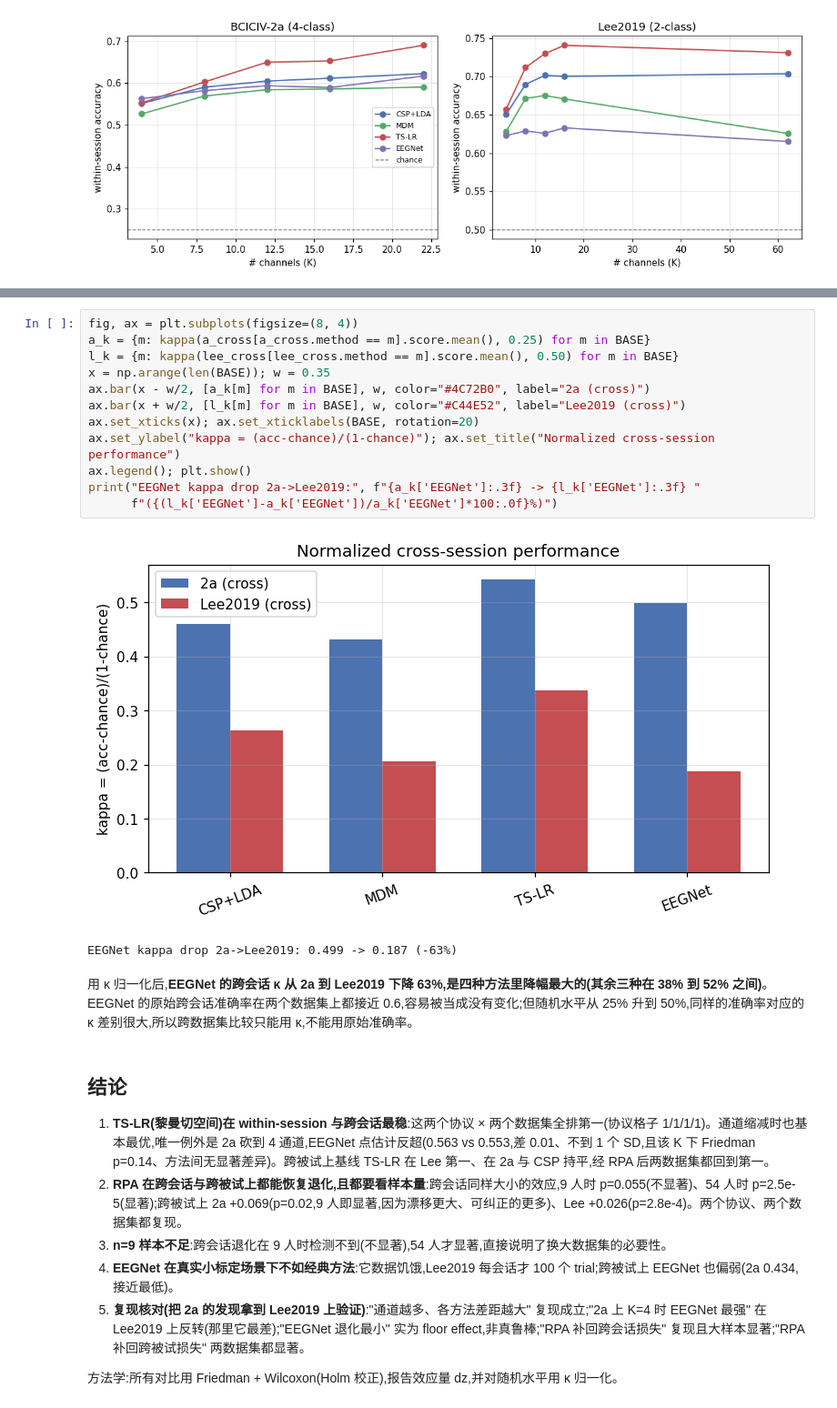
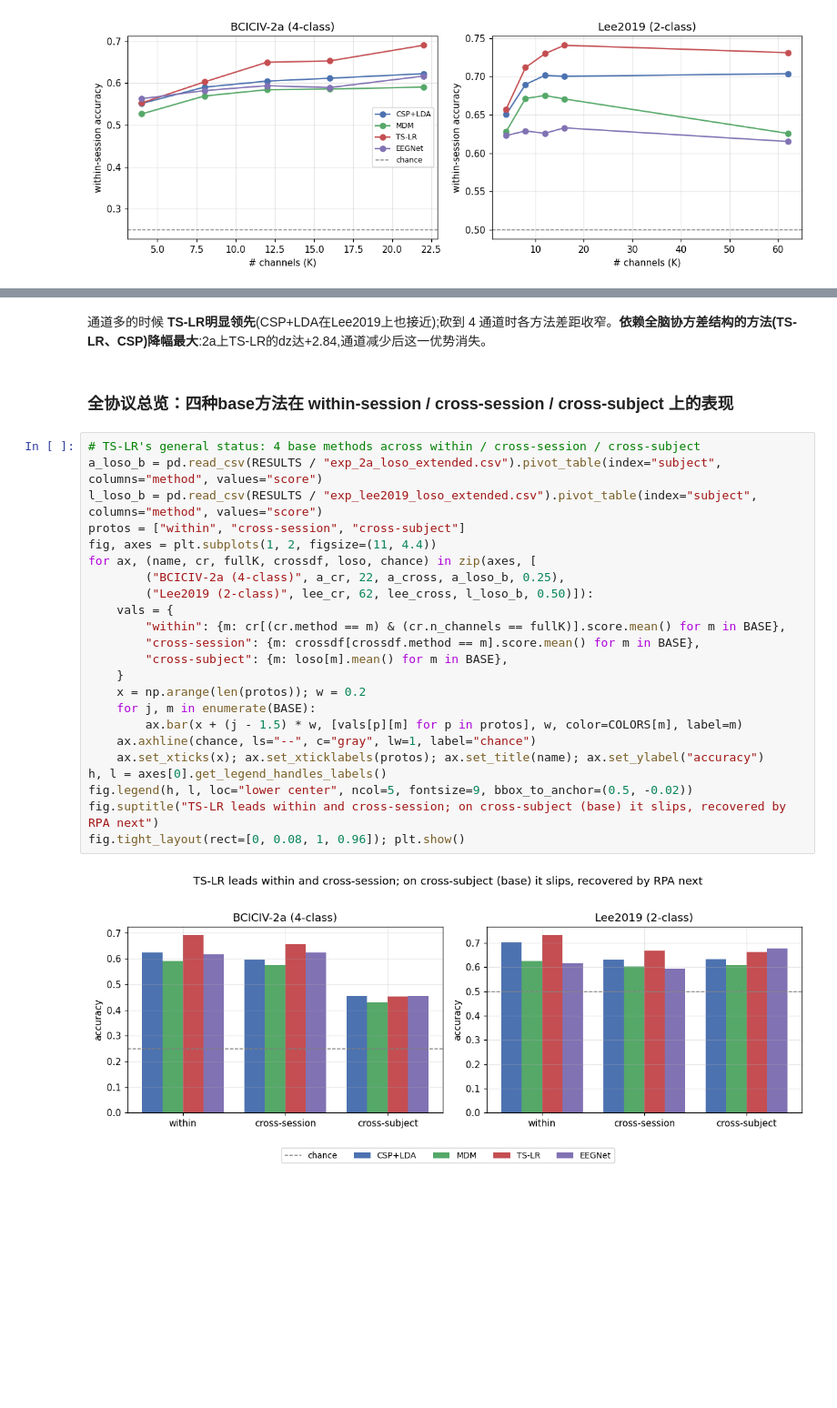
Before and after one commit to Y7sann-Andy/bci-benchmark-mi, a Jupyter notebook: notebooks/results_2a_vs_lee2019.ipynb, the cells around one changed output, grey strips where cells are left out. Shown at 91% size. Drawn from its saved outputs; the diff is of its cells as text; blank space fills up the shorter version.

```diff
--- a/notebooks/results_2a_vs_lee2019.ipynb
+++ b/notebooks/results_2a_vs_lee2019.ipynb
@@ -221,27 +98,29 @@ Lee2019 : TS-LR 0.662 -> RPA 0.688  gain +0.026  p=2.80e-04  dz=+0.55  (helps 37
-# %%
-fig, ax = plt.subplots(figsize=(8, 4))
-a_k = {m: kappa(a_cross[a_cross.method == m].score.mean(), 0.25) for m in BASE}
-l_k = {m: kappa(lee_cross[lee_cross.method == m].score.mean(), 0.50) for m in BASE}
-x = np.arange(len(BASE)); w = 0.35
-ax.bar(x - w/2, [a_k[m] for m in BASE], w, color="#4C72B0", label="2a (cross)")
-ax.bar(x + w/2, [l_k[m] for m in BASE], w, color="#C44E52", label="Lee2019 (cross)")
-ax.set_xticks(x); ax.set_xticklabels(BASE, rotation=20)
-ax.set_ylabel("kappa = (acc-chance)/(1-chance)"); ax.set_title("Normalized cross-session performance")
-ax.legend(); plt.show()
-print("EEGNet kappa drop 2a->Lee2019:", f"{a_k['EEGNet']:.3f} -> {l_k['EEGNet']:.3f} "
-      f"({(l_k['EEGNet']-a_k['EEGNet'])/a_k['EEGNet']*100:.0f}%)")
-# %% [output]
-[figure, removed]
-EEGNet kappa drop 2a->Lee2019: 0.499 -> 0.187 (-63%)
-# %% [markdown]
-用 κ 归一化后,**EEGNet 的跨会话 κ 从 2a 到 Lee2019 下降 63%,是四种方法里降幅最大的(其余三种在 38% 到 52% 之间)**。EEGNet 的原始跨会话准确率在两个数据集上都接近 0.6,容易被当成没有变化;但随机水平从 25% 升到 50%,同样的准确率对应的 κ 差别很大,所以跨数据集比较只能用 κ,不能用原始准确率。
-# %% [markdown]
-## 结论
-
-1. **TS-LR(黎曼切空间)在 within-session 与跨会话最稳**:这两个协议 × 两个数据集全排第一(协议格子 1/1/1/1)。通道缩减时也基本最优,唯一例外是 2a 砍到 4 通道,EEGNet 点估计反超(0.563 vs 0.553,差 0.01、不到 1 个 SD,且该 K 下 Friedman p=0.14、方法间无显著差异)。跨被试上基线 TS-LR 在 Lee 第一、在 2a 与 CSP 持平,经 RPA 后两数据集都回到第一。
-2. **RPA 在跨会话与跨被试上都能恢复退化,且都要看样本量**:跨会话同样大小的效应,9 人时 p=0.055(不显著)、54 人时 p=2.5e-5(显著);跨被试上 2a +0.069(p=0.02,9 人即显著,因为漂移更大、可纠正的更多)、Lee +0.026(p=2.8e-4)。两个协议、两个数据集都复现。
-3. **n=9 样本不足**:跨会话退化在 9 人时检测不到(不显著),54 人才显著,直接说明了换大数据集的必要性。
-4. **EEGNet 在真实小标定场景下不如经典方法**:它数据饥饿,Lee2019 每会话才 100 个 trial;跨被试上 EEGNet 也偏弱(2a 0.434,接近最低)。
-5. **复现核对(把 2a 的发现拿到 Lee2019 上验证)**:"通道越多、各方法差距越大" 复现成立;"2a 上 K=4 时 EEGNet 最强" 在 Lee2019 上反转(那里它最差);"EEGNet 退化最小" 实为 floor effect,非真鲁棒;"RPA 补回跨会话损失" 复现且大样本显著;"RPA 补回跨被试损失" 两数据集都显著。
-
-方法学:所有对比用 Friedman + Wilcoxon(Holm 校正),报告效应量 dz,并对随机水平用 κ 归一化。
+# %% [markdown]
+通道多的时候 **TS-LR明显领先**(CSP+LDA在Lee2019上也接近);砍到 4 通道时各方法差距收窄。**依赖全脑协方差结构的方法(TS-LR、CSP)降幅最大**:2a上TS-LR的dz达+2.84,通道减少后这一优势消失。
+# %% [markdown]
+### 全协议总览：四种base方法在 within-session / cross-session / cross-subject 上的表现
+# %%
+# TS-LR's general status: 4 base methods across within / cross-session / cross-subject
+a_loso_b = pd.read_csv(RESULTS / "exp_2a_loso_extended.csv").pivot_table(index="subject", columns="method", values="score")
+l_loso_b = pd.read_csv(RESULTS / "exp_lee2019_loso_extended.csv").pivot_table(index="subject", columns="method", values="score")
+protos = ["within", "cross-session", "cross-subject"]
+fig, axes = plt.subplots(1, 2, figsize=(11, 4.4))
+for ax, (name, cr, fullK, crossdf, loso, chance) in zip(axes, [
+        ("BCICIV-2a (4-class)", a_cr, 22, a_cross, a_loso_b, 0.25),
+        ("Lee2019 (2-class)", lee_cr, 62, lee_cross, l_loso_b, 0.50)]):
+    vals = {
+        "within": {m: cr[(cr.method == m) & (cr.n_channels == fullK)].score.mean() for m in BASE},
+        "cross-session": {m: crossdf[crossdf.method == m].score.mean() for m in BASE},
+        "cross-subject": {m: loso[m].mean() for m in BASE},
+    }
+    x = np.arange(len(protos)); w = 0.2
+    for j, m in enumerate(BASE):
+        ax.bar(x + (j - 1.5) * w, [vals[p][m] for p in protos], w, color=COLORS[m], label=m)
+    ax.axhline(chance, ls="--", c="gray", lw=1, label="chance")
+    ax.set_xticks(x); ax.set_xticklabels(protos); ax.set_title(name); ax.set_ylabel("accuracy")
+h, l = axes[0].get_legend_handles_labels()
+fig.legend(h, l, loc="lower center", ncol=5, fontsize=9, bbox_to_anchor=(0.5, -0.02))
+fig.suptitle("TS-LR leads within and cross-session; on cross-subject (base) it slips, recovered by RPA next")
+fig.tight_layout(rect=[0, 0.08, 1, 0.96]); plt.show()
+# %% [output]
+[figure, added]
```
Also changed, not shown: parts of 37 cells of this notebook, 8 other files.
